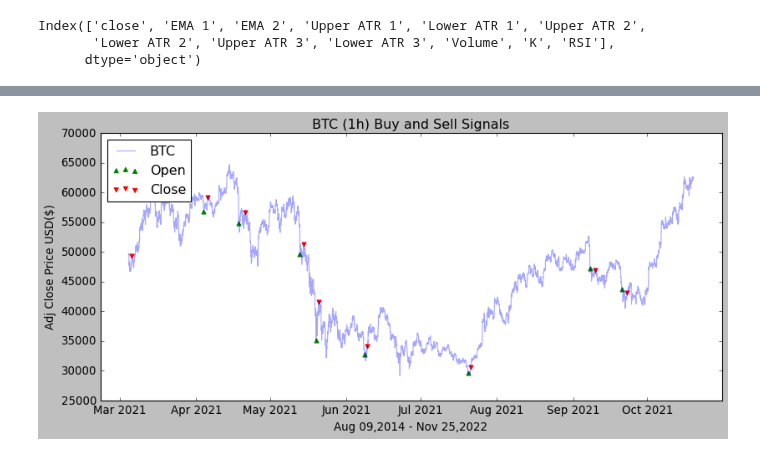
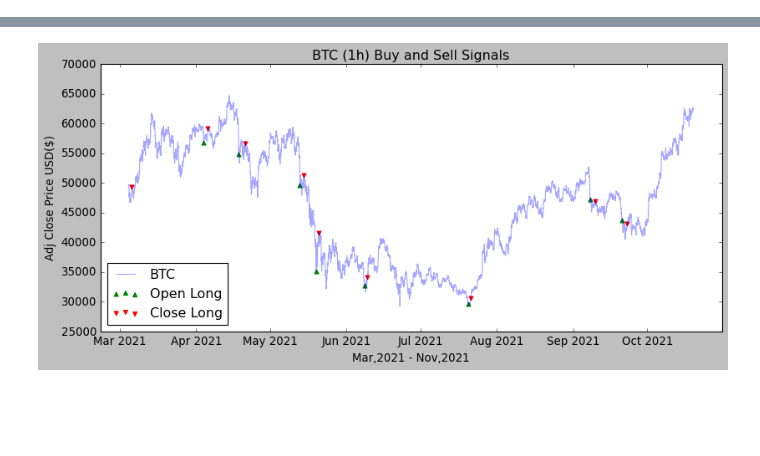
Before and after one commit to litosmunoz/Introduction-to-Quantitative-Trading, a Jupyter notebook: backtesting_bot/btc_1h_bt.ipynb, the cells around one changed output, grey strips where cells are left out. Cells and saved outputs as stored; diff of their text form; code cells hidden in the pictures; blank space fills up the shorter version.

```diff
--- a/backtesting_bot/btc_1h_bt.ipynb
+++ b/backtesting_bot/btc_1h_bt.ipynb
@@ -3,5 +3,5 @@ import pandas as pd
 import matplotlib.pyplot as plt
 import numpy as np
 # %%
-btc_1h = pd.read_csv ('./btc_1h_backtest.csv', encoding='unicode_escape')
+btc_1h = pd.read_csv ('./datasets_bot/btc_1h_backtest.csv', encoding='unicode_escape')
 # %%
@@ -19,14 +34,11 @@ btc_1h.head()
 | 2021-03-04 15:00:00 | 49444.0 | 49546.48018 | 49860.15518 | 50711.53847 | 49008.77189 | 51562.92177 | 48157.38860 | 52414.30506 | ... |
 | 2021-03-04 16:00:00 | 49466.5 | 49528.70680 | 49824.36835 | 50680.36712 | 48968.36958 | 51536.36589 | 48112.37081 | 52392.36466 | ... |
 | 2021-03-04 17:00:00 | 49743.0 | 49576.32751 | 49816.97123 | 50660.79151 | 48973.15094 | 51504.61180 | 48129.33065 | 52348.43209 | ... |
-# %%
-btc_1h.keys()
-# %% [output]
-Index(['close', 'EMA 1', 'EMA 2', 'Upper ATR 1', 'Lower ATR 1', 'Upper ATR 2',
-       'Lower ATR 2', 'Upper ATR 3', 'Lower ATR 3', 'Volume', 'K', 'RSI'],
-      dtype='object')
 # %%
-def buySell_Long(btc_1h):
+#Long Trading Strategy
+#Buy when RSI< 20 and Lower ATR 3 > Close
+#Sell when RSI > 55 and Upper ATR 1 < Close
+def buy_long(btc_1h):
   sigPriceBuy = []
   sigPriceSell = []
   flag = -1
@@ -52,9 +64,9 @@ def buySell_Long(btc_1h):
         sigPriceSell.append(np.nan)
   return(sigPriceBuy, sigPriceSell)
 # %%
-buySell = buySell_Long(btc_1h)
-btc_1h['Buy Signal Price (L)'] = buySell[0]
-btc_1h['Sell Signal Price (L)'] = buySell[1]
+buy_long = buy_long(btc_1h)
+btc_1h['Buy Signal Price (L)'] = buy_long[0]
+btc_1h['Sell Signal Price (L)'] = buy_long[1]
 # To show the data
 btc_1h.head()
 # %% [output]
@@ -66,18 +78,22 @@ btc_1h.head()
 | 2021-03-04 16:00:00 | 49466.5 | 49528.70680 | 49824.36835 | 50680.36712 | 48968.36958 | 51536.36589 | 48112.37081 | 52392.36466 | ... |
 | 2021-03-04 17:00:00 | 49743.0 | 49576.32751 | 49816.97123 | 50660.79151 | 48973.15094 | 51504.61180 | 48129.33065 | 52348.43209 | ... |
 # %%
-plt.style.use('classic')
-plt.figure(figsize=(12,5))
-plt.plot(btc_1h['close'], label='BTC', alpha=0.35)
-plt.plot(btc_1h['Buy Signal Price (L)'], label='', alpha=0.35)
-plt.plot(btc_1h['Sell Signal Price (L)'],label='', alpha=0.35)
-plt.scatter(btc_1h.index, btc_1h['Buy Signal Price (L)'], label ='Open', marker='^',color='green')
-plt.scatter(btc_1h.index, btc_1h['Sell Signal Price (L)'],label='Close', marker='v', color='red')
-plt.title('BTC (1h) Buy and Sell Signals')
-plt.xlabel("Aug 09,2014 - Nov 25,2022")
-plt.ylabel("Adj Close Price USD($)")
-plt.legend(loc='upper left')
-plt.show()
+#Long Strategy Visualization
+def backtesting_long_visualization():
+    plt.style.use('classic')
+    plt.figure(figsize=(12,5))
+    plt.plot(btc_1h['close'], label='BTC', alpha=0.35)
+    plt.plot(btc_1h['Buy Signal Price (L)'], label='', alpha=0.35)
+    plt.plot(btc_1h['Sell Signal Price (L)'],label='', alpha=0.35)
+    plt.scatter(btc_1h.index, btc_1h['Buy Signal Price (L)'], label ='Open Long', marker='^',color='green')
+    plt.scatter(btc_1h.index, btc_1h['Sell Signal Price (L)'],label='Close Long', marker='v', color='red')
+    plt.title('BTC (1h) Buy and Sell Signals')
+    plt.xlabel("Mar,2021 - Nov,2021")
+    plt.ylabel("Adj Close Price USD($)")
+    plt.legend(loc='lower left')
+    return plt.show()
-# %% [output]
-[figure, removed]
+# %%
+backtesting_long_visualization()
+# %% [output]
+[figure, added]
 # %%
```
Also changed, not shown: parts of 11 cells of this notebook, 7 other files.
